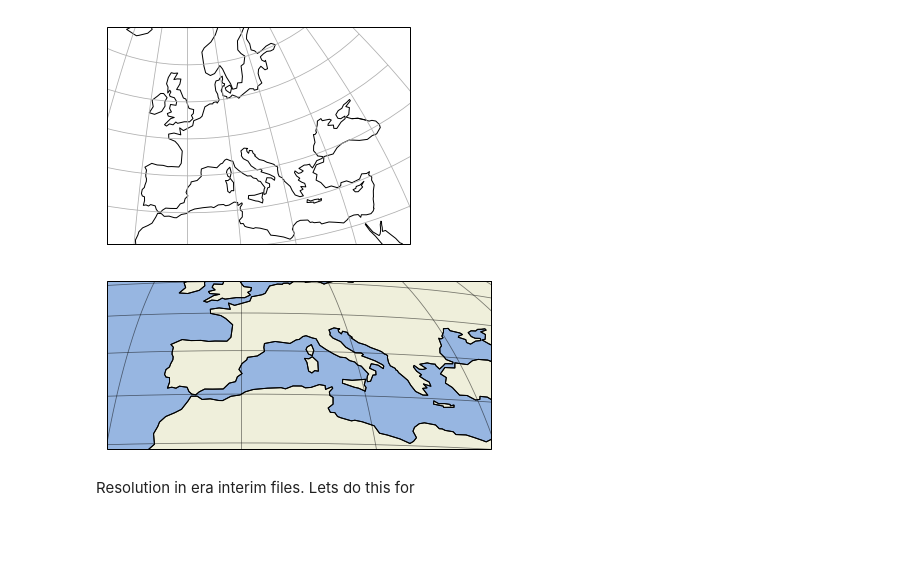
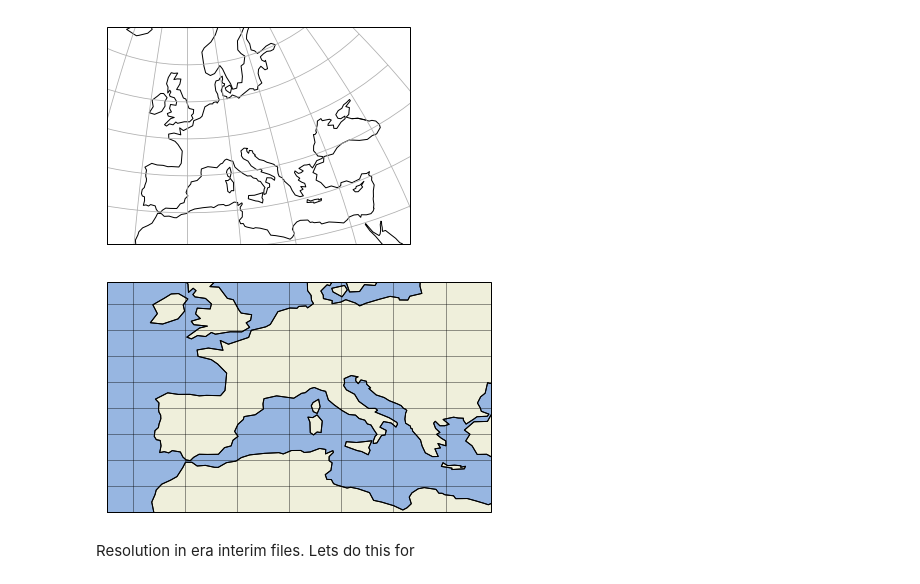
Before and after one commit to hannasv/ms, a Jupyter notebook: notebooks/plotting/plot_grid.ipynb, the cells around one changed output. Cells and saved outputs as stored; diff of their text form; code cells hidden in the pictures; blank space fills up the shorter version.

```diff
--- a/notebooks/plotting/plot_grid.ipynb
+++ b/notebooks/plotting/plot_grid.ipynb
@@ -23,18 +23,20 @@ ax.set_extent([-15, 40, 30, 60])
 [figure]
 # %%
 # Eumetsat 36 000km.
-ax = plt.axes(projection=ccrs.Geostationary(central_longitude=0.0, satellite_height=35785831,
-                   false_easting=0, false_northing=0, globe=None))
+#ax = plt.axes(projection=ccrs.Geostationary(central_longitude=0.0, satellite_height=35785831,
+#                  false_easting=0, false_northing=0, globe=None))
+
+ax = plt.axes(projection=ccrs.PlateCarree())
 ax.coastlines()
 ax.gridlines(color='black', alpha=0.5)
 ax.add_feature(cp.feature.OCEAN, zorder=0)
 ax.add_feature(cp.feature.LAND, zorder=0, edgecolor='black')
 ax.set_extent([-15, 29.25, 30, 55.25-0.75])
 #ax.set_title('Domain')
 plt.subplots_adjust(left=0.01, bottom=0.01, right=0.9, top=0.9, wspace=0.1, hspace=0.1)
-plt.savefig(save_dir+"Domain.png", bbox_inches='tight')
+plt.savefig(save_dir+"DomainPlateCaree.png", bbox_inches='tight')
 # %% [output]
-[figure, old version]
+[figure, new version]
 # %% [markdown]
 Resolution in era interim files. Lets do this for
 # %%
```
Also changed, not shown: parts of 4 cells of this notebook.
